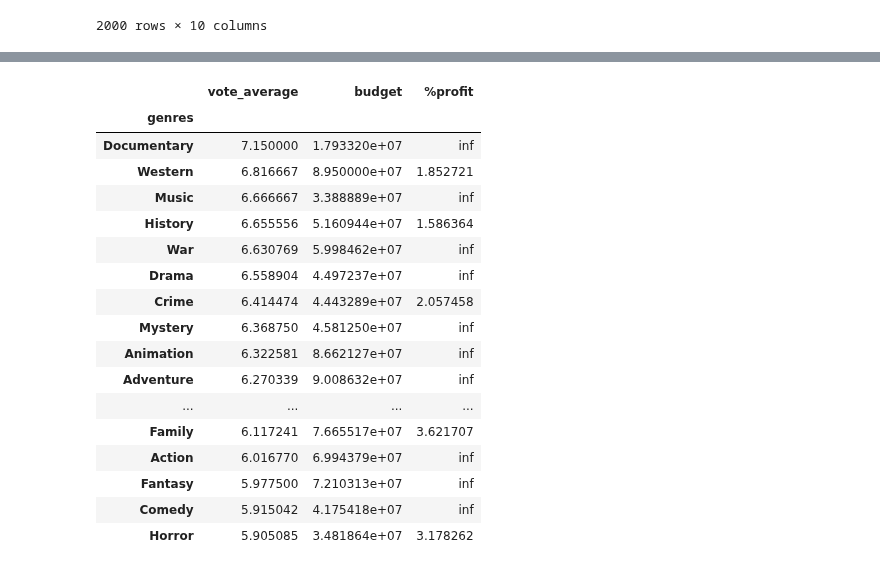
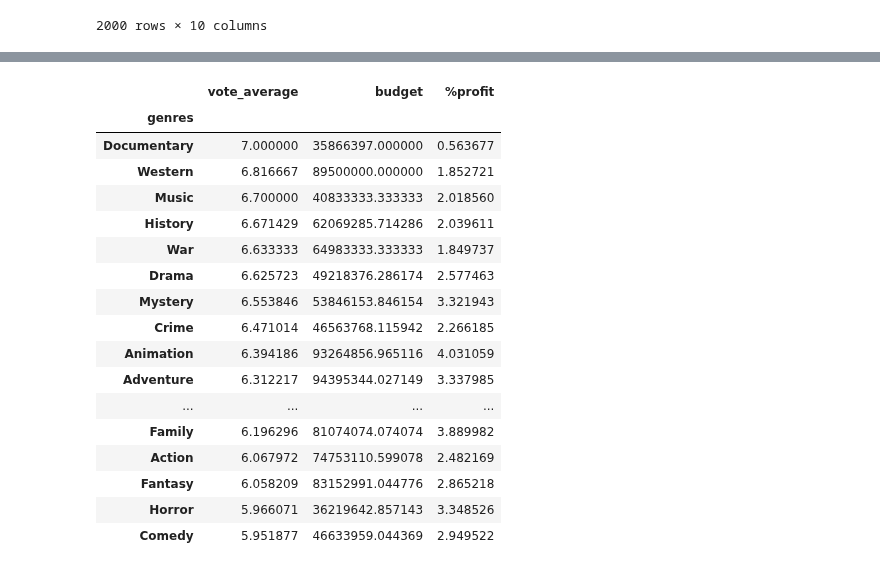
Before and after one commit to poompoowit/Stat-_work, a Jupyter notebook: Hw1/HW1.ipynb, the cells around one changed output, grey strips where cells are left out. Saved outputs shown, nothing was run; the diff lists cells and outputs as text; code cells hidden in the pictures.

```diff
--- a/Hw1/HW1.ipynb
+++ b/Hw1/HW1.ipynb
@@ -69,0 +50,4 @@ df[pd.isnull(df).any(axis=1)]
+# %%
+df = df[df.budget!=0]
+df = df[df.revenue!=0]
+df
@@ -70,23 +73,24 @@ df[pd.isnull(df).any(axis=1)]
 # %%
 data = pd.DataFrame(df.groupby('genres')['vote_average','budget','%profit'].apply(np.mean))
 data = data.sort_values(by='vote_average',ascending=False)
+data = data.astype(float)
 data
 # %% [output]
 |  | vote_average | budget | %profit |
 | genres |  |  |  |
-| Documentary | 7.150000 | 1.793320e+07 | inf |
-| Western | 6.816667 | 8.950000e+07 | 1.852721 |
-| Music | 6.666667 | 3.388889e+07 | inf |
-| History | 6.655556 | 5.160944e+07 | 1.586364 |
-| War | 6.630769 | 5.998462e+07 | inf |
-| Drama | 6.558904 | 4.497237e+07 | inf |
-| Crime | 6.414474 | 4.443289e+07 | 2.057458 |
-| Mystery | 6.368750 | 4.581250e+07 | inf |
-| Animation | 6.322581 | 8.662127e+07 | inf |
-| Adventure | 6.270339 | 9.008632e+07 | inf |
+| Documentary | 7.000000 | 35866397.000000 | 0.563677 |
+| Western | 6.816667 | 89500000.000000 | 1.852721 |
+| Music | 6.700000 | 40833333.333333 | 2.018560 |
+| History | 6.671429 | 62069285.714286 | 2.039611 |
+| War | 6.633333 | 64983333.333333 | 1.849737 |
+| Drama | 6.625723 | 49218376.286174 | 2.577463 |
+| Mystery | 6.553846 | 53846153.846154 | 3.321943 |
+| Crime | 6.471014 | 46563768.115942 | 2.266185 |
+| Animation | 6.394186 | 93264856.965116 | 4.031059 |
+| Adventure | 6.312217 | 94395344.027149 | 3.337985 |
 | ... | ... | ... | ... |
-| Family | 6.117241 | 7.665517e+07 | 3.621707 |
-| Action | 6.016770 | 6.994379e+07 | inf |
-| Fantasy | 5.977500 | 7.210313e+07 | inf |
-| Comedy | 5.915042 | 4.175418e+07 | inf |
-| Horror | 5.905085 | 3.481864e+07 | 3.178262 |
+| Family | 6.196296 | 81074074.074074 | 3.889982 |
+| Action | 6.067972 | 74753110.599078 | 2.482169 |
+| Fantasy | 6.058209 | 83152991.044776 | 2.865218 |
+| Horror | 5.966071 | 36219642.857143 | 3.348526 |
+| Comedy | 5.951877 | 46633959.044369 | 2.949522 |
```
Also changed, not shown: parts of 6 cells of this notebook.
